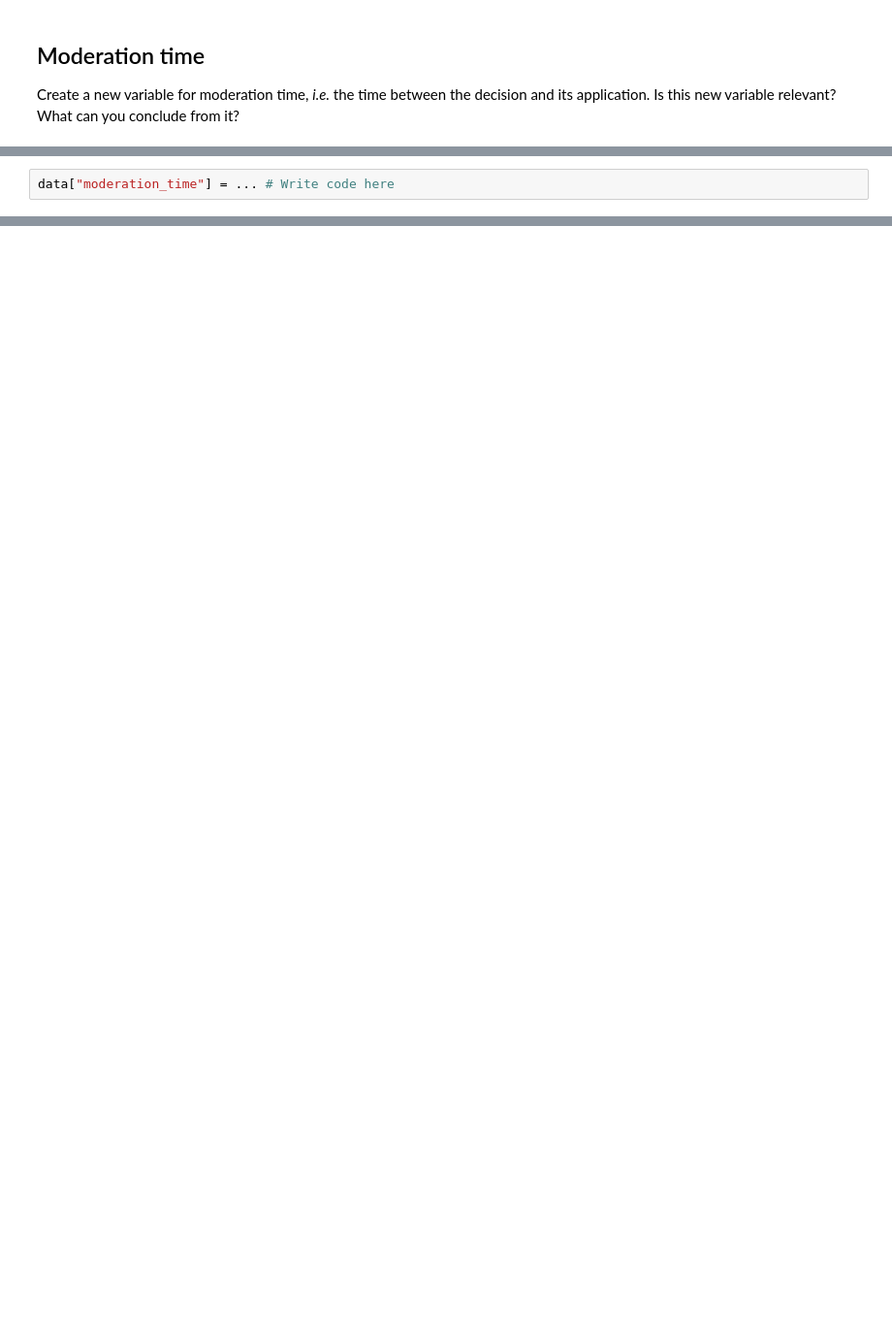
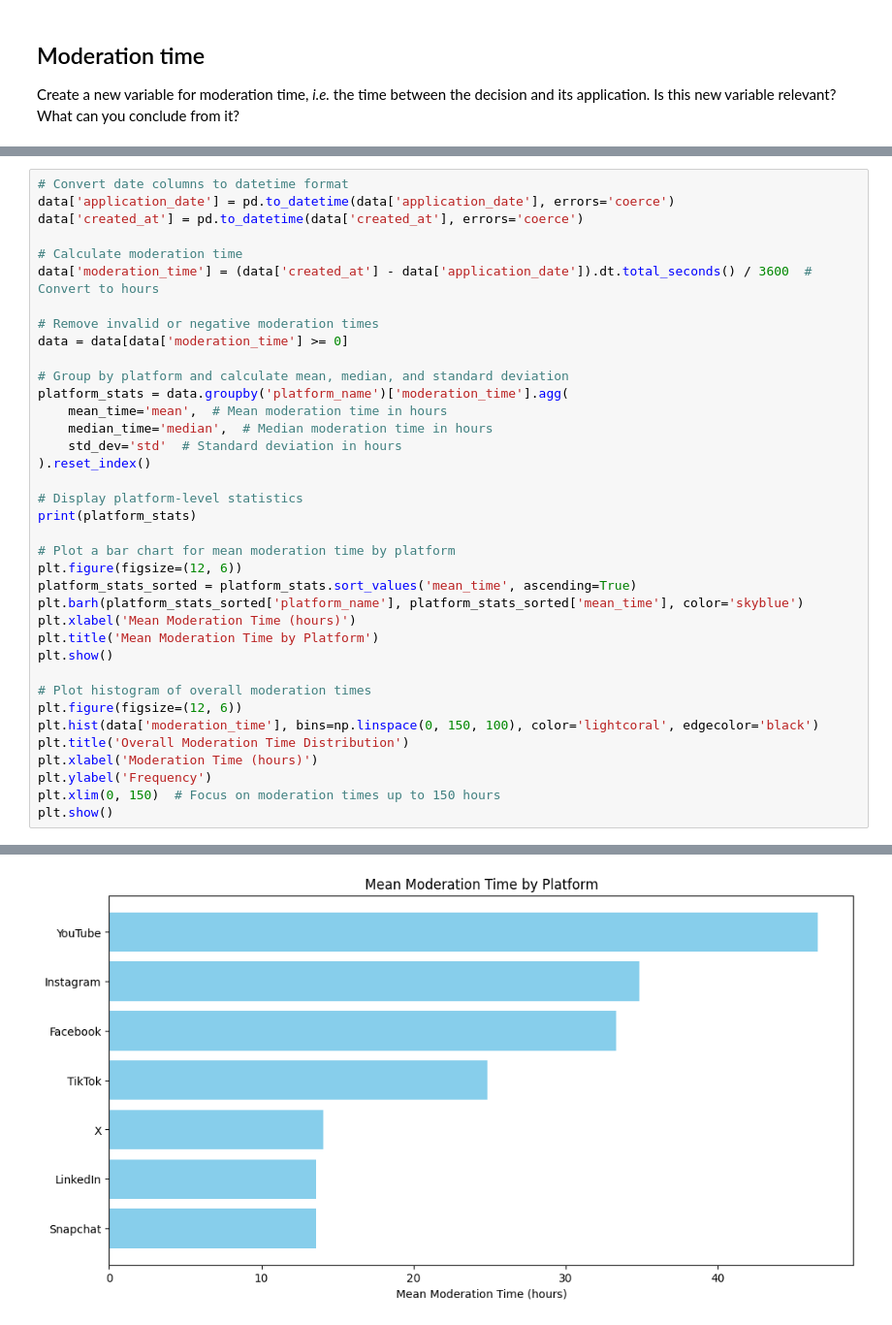
Before and after one commit to victorhrls/SocialStudies, a Jupyter notebook: DataMining(TP1)/DSA_Exploration.ipynb, the cells around one changed output, grey strips where cells are left out. Shown: that part at 97% size. Drawn from its saved outputs; the diff is of its cells as text; blank space fills up the shorter version.

```diff
--- a/DataMining(TP1)/DSA_Exploration.ipynb
+++ b/DataMining(TP1)/DSA_Exploration.ipynb
@@ -114,2 +139,38 @@ Create a new variable for moderation time, _i.e._ the time between the decision
 # %%
-data["moderation_time"] = ... # Write code here
+# Convert date columns to datetime format
+data['application_date'] = pd.to_datetime(data['application_date'], errors='coerce')
+data['created_at'] = pd.to_datetime(data['created_at'], errors='coerce')
+
+# Calculate moderation time
+data['moderation_time'] = (data['created_at'] - data['application_date']).dt.total_seconds() / 3600  # Convert to hours
+
+# Remove invalid or negative moderation times
+data = data[data['moderation_time'] >= 0]
+
+# Group by platform and calculate mean, median, and standard deviation
+platform_stats = data.groupby('platform_name')['moderation_time'].agg(
+    mean_time='mean',  # Mean moderation time in hours
+    median_time='median',  # Median moderation time in hours
+    std_dev='std'  # Standard deviation in hours
+).reset_index()
+
+# Display platform-level statistics
+print(platform_stats)
+
+# Plot a bar chart for mean moderation time by platform
+plt.figure(figsize=(12, 6))
+platform_stats_sorted = platform_stats.sort_values('mean_time', ascending=True)
+plt.barh(platform_stats_sorted['platform_name'], platform_stats_sorted['mean_time'], color='skyblue')
+plt.xlabel('Mean Moderation Time (hours)')
+plt.title('Mean Moderation Time by Platform')
+plt.show()
+
+# Plot histogram of overall moderation times
+plt.figure(figsize=(12, 6))
+plt.hist(data['moderation_time'], bins=np.linspace(0, 150, 100), color='lightcoral', edgecolor='black')
+plt.title('Overall Moderation Time Distribution')
+plt.xlabel('Moderation Time (hours)')
+plt.ylabel('Frequency')
+plt.xlim(0, 150)  # Focus on moderation times up to 150 hours
+plt.show()
+# %% [output]
@@ -115,0 +185 @@ data["moderation_time"] = ... # Write code here
+[figure, added]
```
Also changed, not shown: parts of 10 cells of this notebook.
